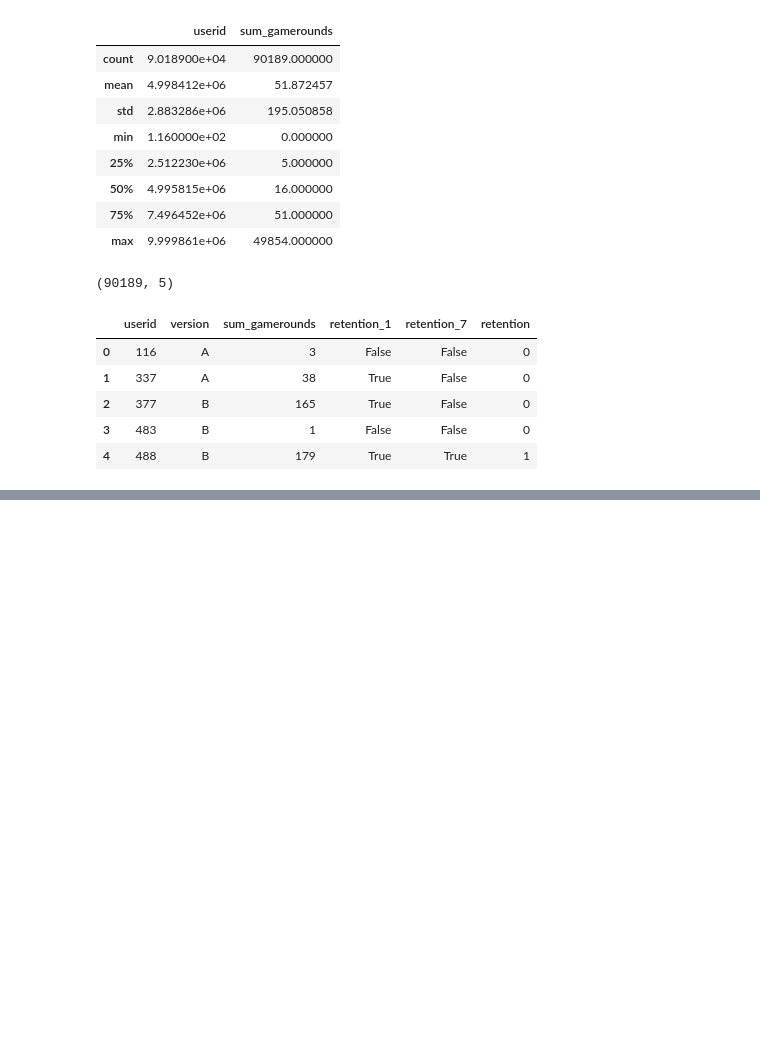
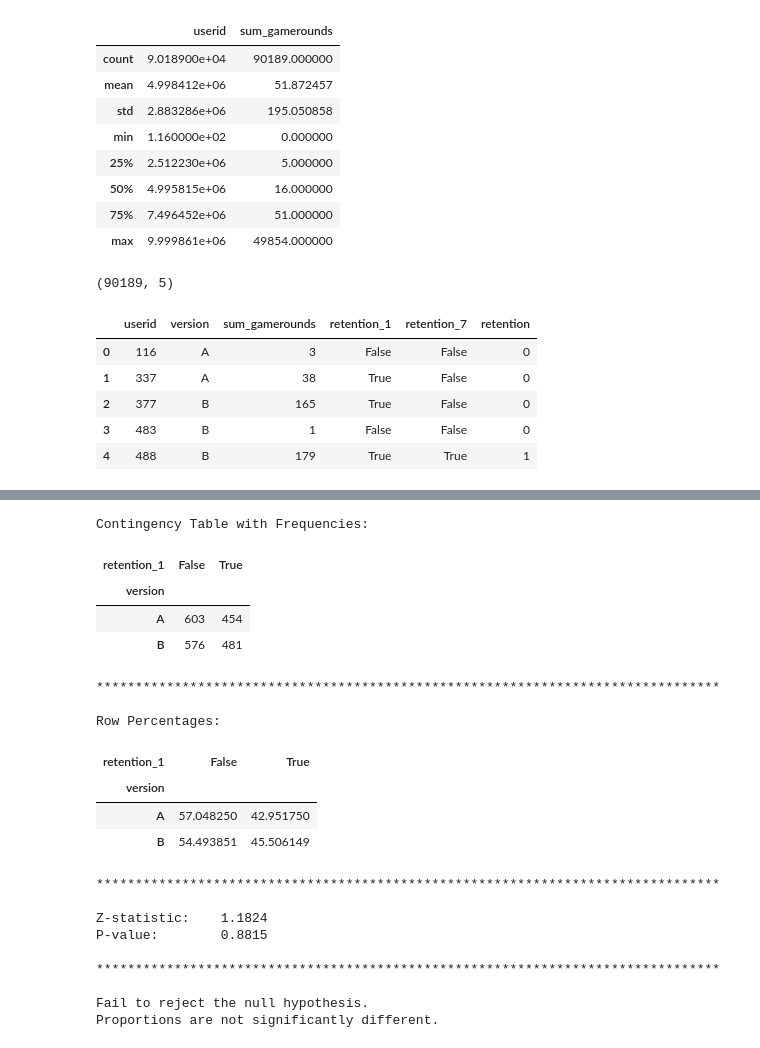
Before and after one commit to miaspacejensen/statistics-sandbox, a Jupyter notebook: A-B Testing/example.ipynb, the cells around one changed output, grey strips where cells are left out. Saved outputs shown, nothing was run; the diff lists cells and outputs as text; code cells hidden in the pictures; blank space fills up the shorter version.

```diff
--- a/A-B Testing/example.ipynb
+++ b/A-B Testing/example.ipynb
@@ -154,0 +162,61 @@ H1: A != B
+# %%
+# Create the contingency table
+contingency_table = pd.crosstab(df_sample['version'], df_sample['retention_1'])
+
+print("Contingency Table with Frequencies:")
+display(contingency_table)
+print("*"*80)
+
+# Calculate row percentages
+row_percentages = contingency_table.div(contingency_table.sum(axis=1), axis=0) * 100
+
+print("\nRow Percentages:")
+display(row_percentages)
+print("*"*80)
+
+# Count the number of successes (converted) and trials in each group
+success_A = contingency_table.iloc[1,1]
+trials_A = contingency_table.iloc[1,0] + contingency_table.iloc[1,1]
+success_B = contingency_table.iloc[0,1]
+trials_B = contingency_table.iloc[0,0] + contingency_table.iloc[0,1]
+
+# Perform the z-test for proportions
+z_stat, p_value = sm.stats.proportions_ztest(
+    [success_A, success_B],
+    [trials_A, trials_B],
+    alternative='smaller'
+)
+
+# Print the results
+print(f"\nZ-statistic:\t{z_stat:.4f}")
+print(f"P-value:\t{p_value:.4f}\n")
+print("*"*80)
+
+# Interpret the results
+alpha = 0.05
+if p_value < alpha:
+    print("\nReject the null hypothesis.\nThere is a significant difference in proportions.")
+else:
+    print("\nFail to reject the null hypothesis.\nProportions are not significantly different.")
+# %% [output]
+Contingency Table with Frequencies:
+| retention_1 | False | True |
+| version |  |  |
+| A | 603 | 454 |
+| B | 576 | 481 |
+********************************************************************************
+
+Row Percentages:
+| retention_1 | False | True |
+| version |  |  |
+| A | 57.048250 | 42.951750 |
+| B | 54.493851 | 45.506149 |
+********************************************************************************
+
+Z-statistic:    1.1824
+P-value:        0.8815
+
+********************************************************************************
+
+Fail to reject the null hypothesis.
+Proportions are not significantly different.
```
Also changed, not shown: parts of 9 cells of this notebook, 3 other files.
